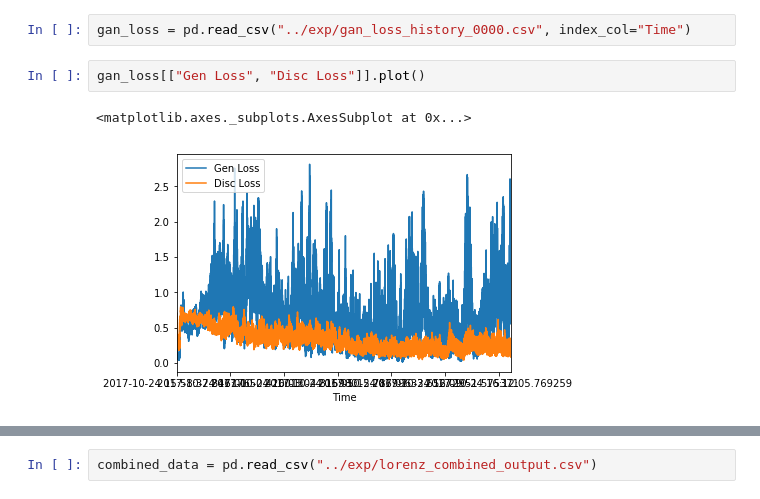
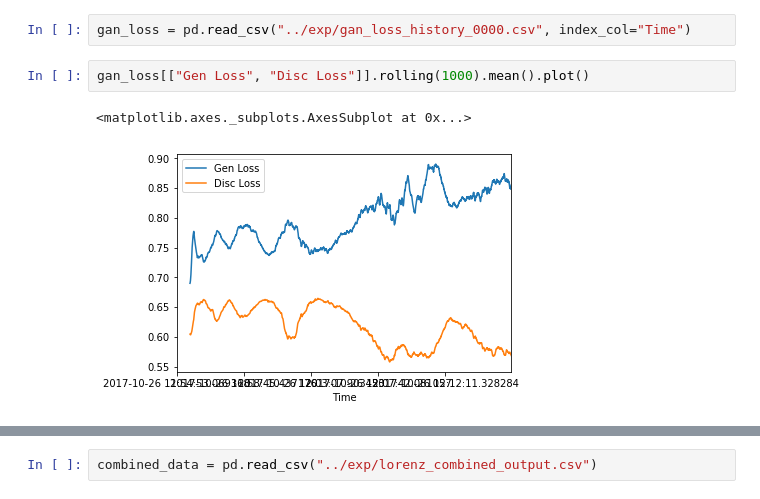
Before and after one commit to djgagne/lorenz_gan, a Jupyter notebook: notebooks/lorenz_gan_eval.ipynb, the cells around one changed output, grey strips where cells are left out. Drawn from its saved outputs; the diff is of its cells as text.

```diff
--- a/notebooks/lorenz_gan_eval.ipynb
+++ b/notebooks/lorenz_gan_eval.ipynb
@@ -31,7 +113,7 @@ plt.hist(patches.mean(axis=1))
 # %%
 gan_loss = pd.read_csv("../exp/gan_loss_history_0000.csv", index_col="Time")
 # %%
-gan_loss[["Gen Loss", "Disc Loss"]].plot()
+gan_loss[["Gen Loss", "Disc Loss"]].rolling(1000).mean().plot()
 # %% [output]
 <matplotlib.axes._subplots.AxesSubplot at 0x...>
-[figure, old version]
+[figure, new version]
```
Also changed, not shown: parts of 30 cells of this notebook, 3 other files.
